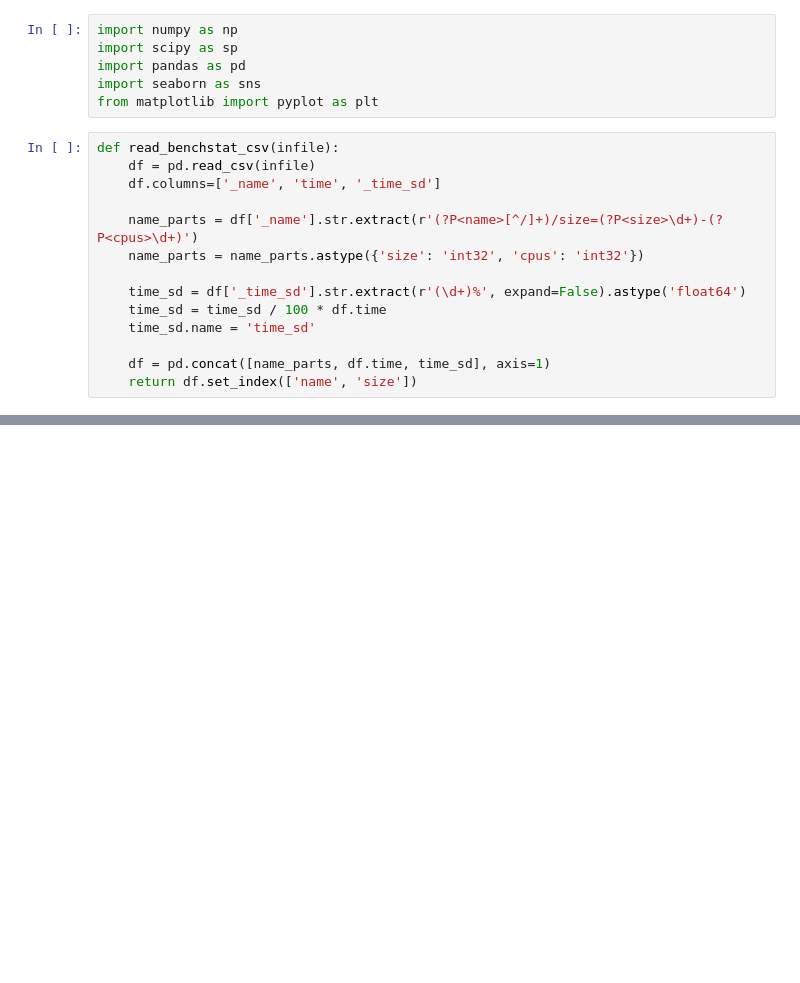
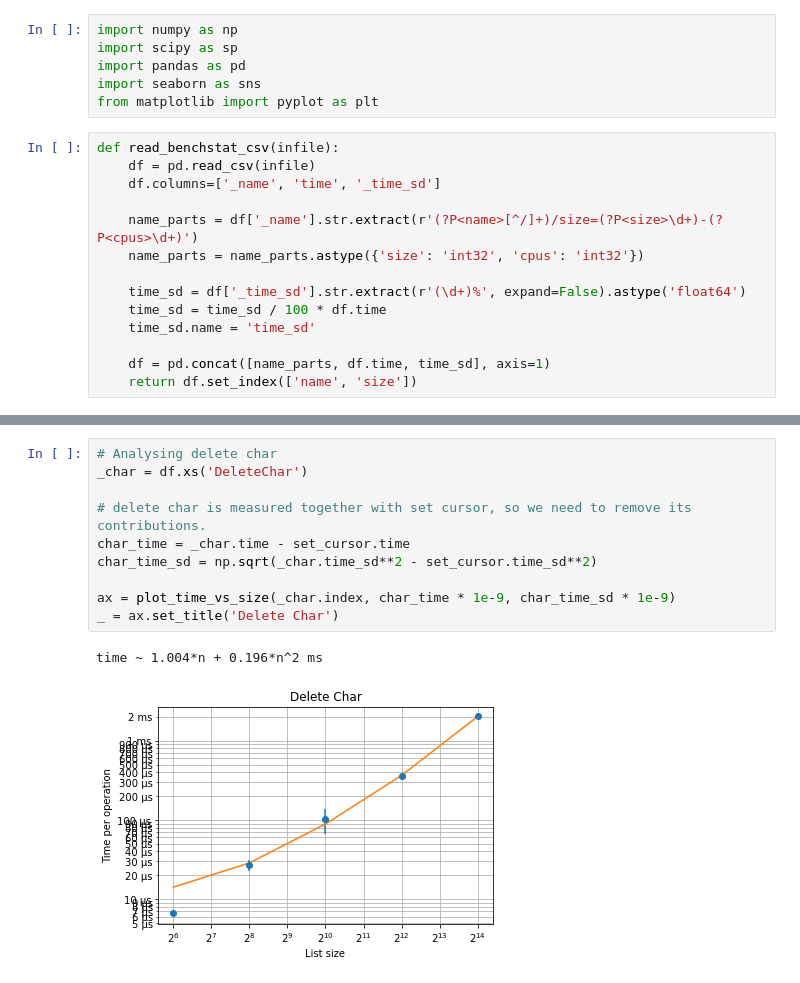
Before and after one commit to brunokim/causal-tree, a Jupyter notebook: bench/Benchmark analysis.ipynb, the cells around one changed output, grey strips where cells are left out. Cells and saved outputs as stored; diff of their text form; blank space fills up the shorter version.

```diff
--- a/bench/Benchmark analysis.ipynb
+++ b/bench/Benchmark analysis.ipynb
@@ -92 +109,14 @@ ax.plot(demo, 100e-6 * (demo/2**6)**2) # O(n^2)
+# %%
+# Analysing delete char
+_char = df.xs('DeleteChar')
+
+# delete char is measured together with set cursor, so we need to remove its contributions.
+char_time = _char.time - set_cursor.time
+char_time_sd = np.sqrt(_char.time_sd**2 - set_cursor.time_sd**2)
+
+ax = plot_time_vs_size(_char.index, char_time * 1e-9, char_time_sd * 1e-9)
+_ = ax.set_title('Delete Char')
+# %% [output]
+time ~ 1.004*n + 0.196*n^2 ms
+[figure, added]
 # %%
```
Also changed, not shown: parts of 8 cells of this notebook, 5 other files.
